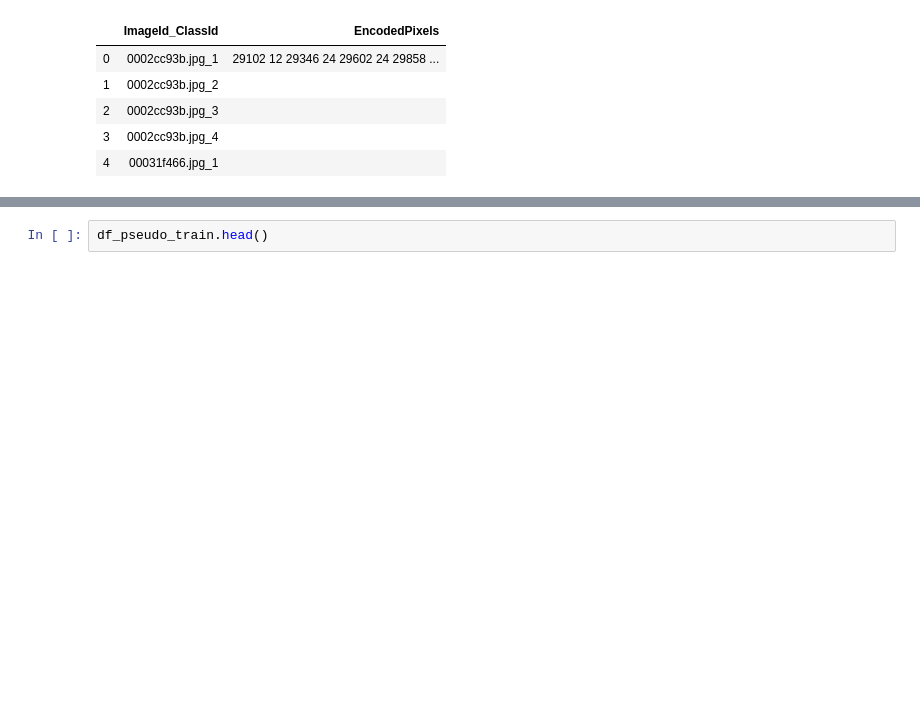
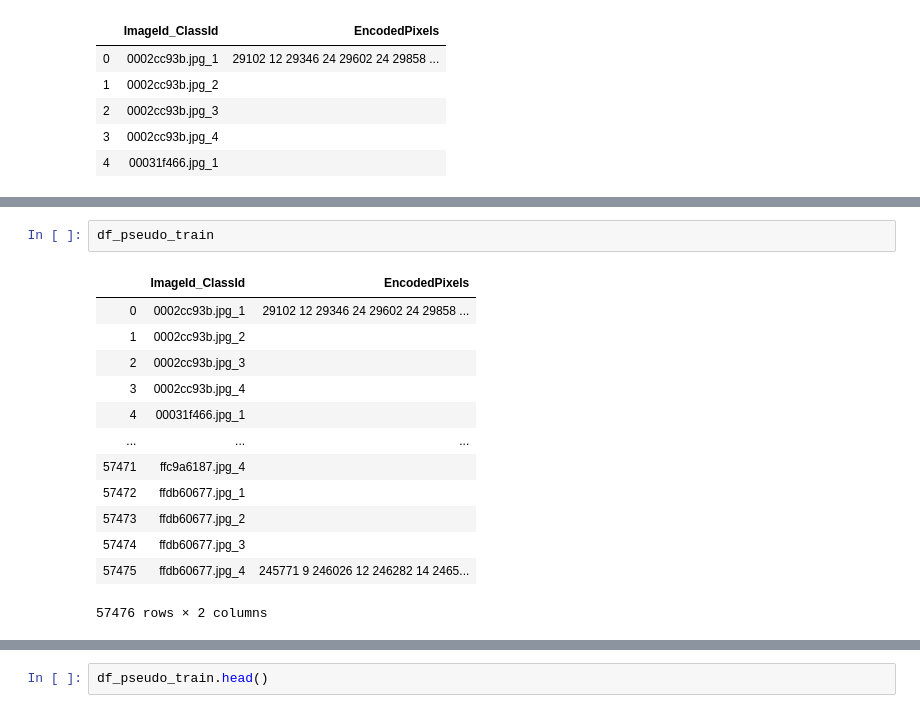
Before and after one commit to CozyDoomer/steel-defect-detection, a Jupyter notebook: create_pseudolabels.ipynb, the cells around one changed output, grey strips where cells are left out. Saved outputs shown, nothing was run; the diff lists cells and outputs as text; blank space fills up the shorter version.

```diff
--- a/create_pseudolabels.ipynb
+++ b/create_pseudolabels.ipynb
@@ -63,0 +80,16 @@ df_train.head()
+# %%
+df_pseudo_train
+# %% [output]
+|  | ImageId_ClassId | EncodedPixels |
+| 0 | 0002cc93b.jpg_1 | 29102 12 29346 24 29602 24 29858 ... |
+| 1 | 0002cc93b.jpg_2 |  |
+| 2 | 0002cc93b.jpg_3 |  |
+| 3 | 0002cc93b.jpg_4 |  |
+| 4 | 00031f466.jpg_1 |  |
+| ... | ... | ... |
+| 57471 | ffc9a6187.jpg_4 |  |
+| 57472 | ffdb60677.jpg_1 |  |
+| 57473 | ffdb60677.jpg_2 |  |
+| 57474 | ffdb60677.jpg_3 |  |
+| 57475 | ffdb60677.jpg_4 | 245771 9 246026 12 246282 14 2465... |
+57476 rows × 2 columns
```
Also changed, not shown: parts of 8 cells of this notebook, 2 other files.
